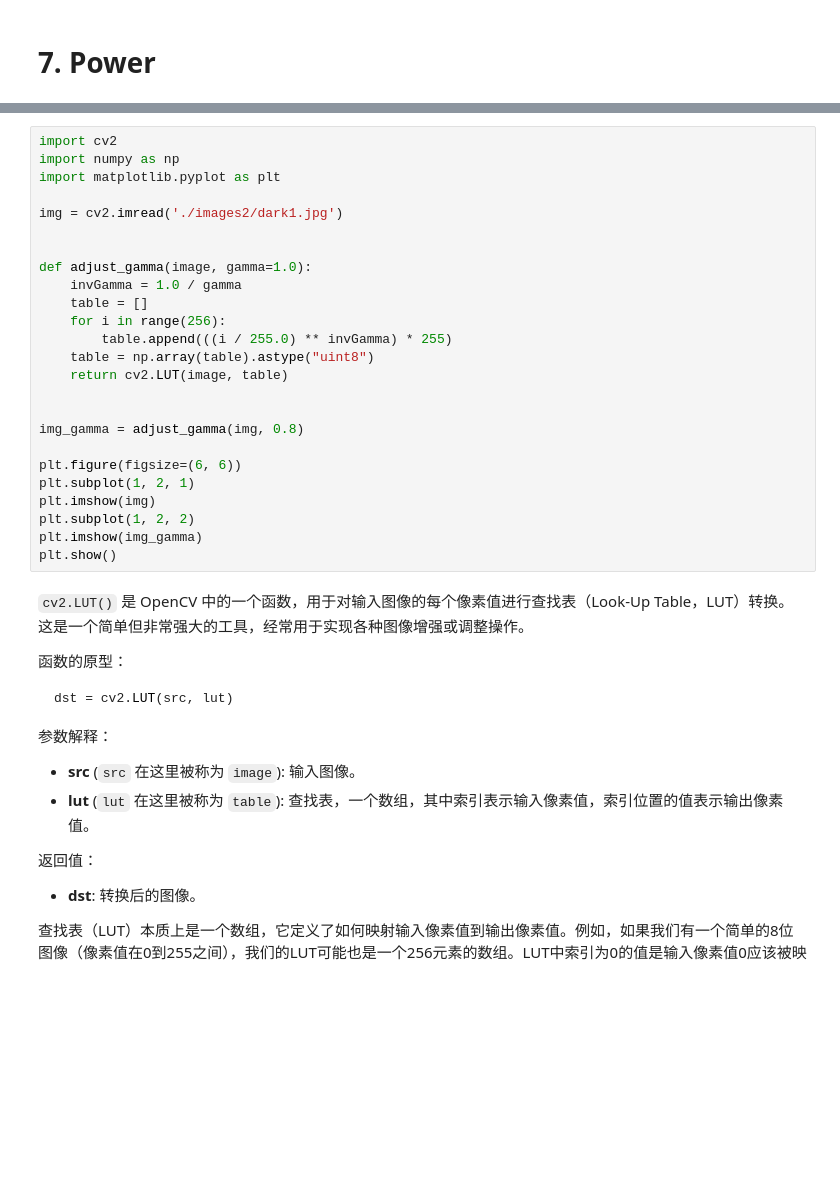
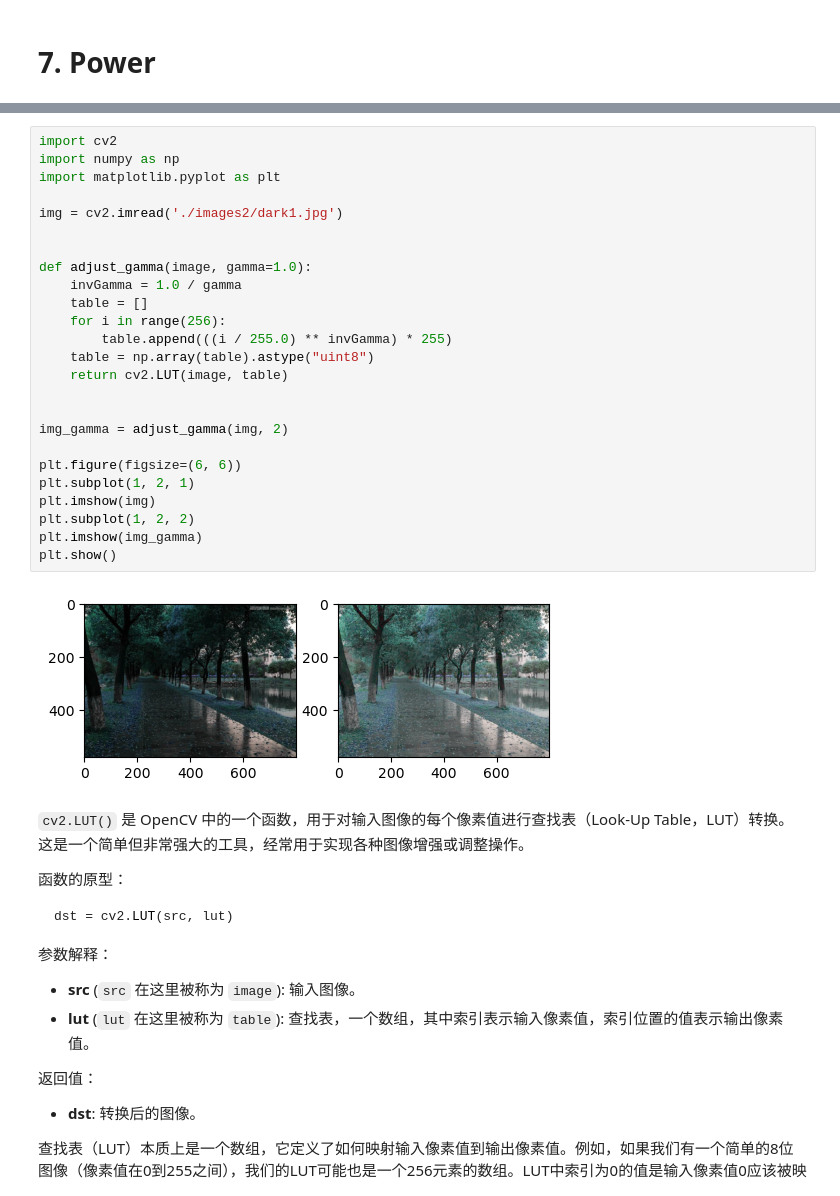
Before and after one commit to plum-Yin/AIIT_2024_CSE435, a Jupyter notebook: chapter2-PointOperations/3_log_power.ipynb, the cells around one changed output, grey strips where cells are left out. Drawn from its saved outputs; the diff is of its cells as text; blank space fills up the shorter version.

```diff
--- a/chapter2-PointOperations/3_log_power.ipynb
+++ b/chapter2-PointOperations/3_log_power.ipynb
@@ -82,28 +133,30 @@ gamma 大于 1，图片会更亮，反之变暗
 # %%
 import cv2
 import numpy as np
 import matplotlib.pyplot as plt
 
 img = cv2.imread('./images2/dark1.jpg')
 
 
 def adjust_gamma(image, gamma=1.0):
     invGamma = 1.0 / gamma
     table = []
     for i in range(256):
         table.append(((i / 255.0) ** invGamma) * 255)
     table = np.array(table).astype("uint8")
     return cv2.LUT(image, table)
 
 
-img_gamma = adjust_gamma(img, 0.8)
+img_gamma = adjust_gamma(img, 2)
 
 plt.figure(figsize=(6, 6))
 plt.subplot(1, 2, 1)
 plt.imshow(img)
 plt.subplot(1, 2, 2)
 plt.imshow(img_gamma)
 plt.show()
+# %% [output]
+[figure, added]
 # %% [markdown]
 `cv2.LUT()` 是 OpenCV 中的一个函数，用于对输入图像的每个像素值进行查找表（Look-Up Table，LUT）转换。这是一个简单但非常强大的工具，经常用于实现各种图像增强或调整操作。
 
```
Also changed, not shown: parts of 31 cells of this notebook, 4 other files.
